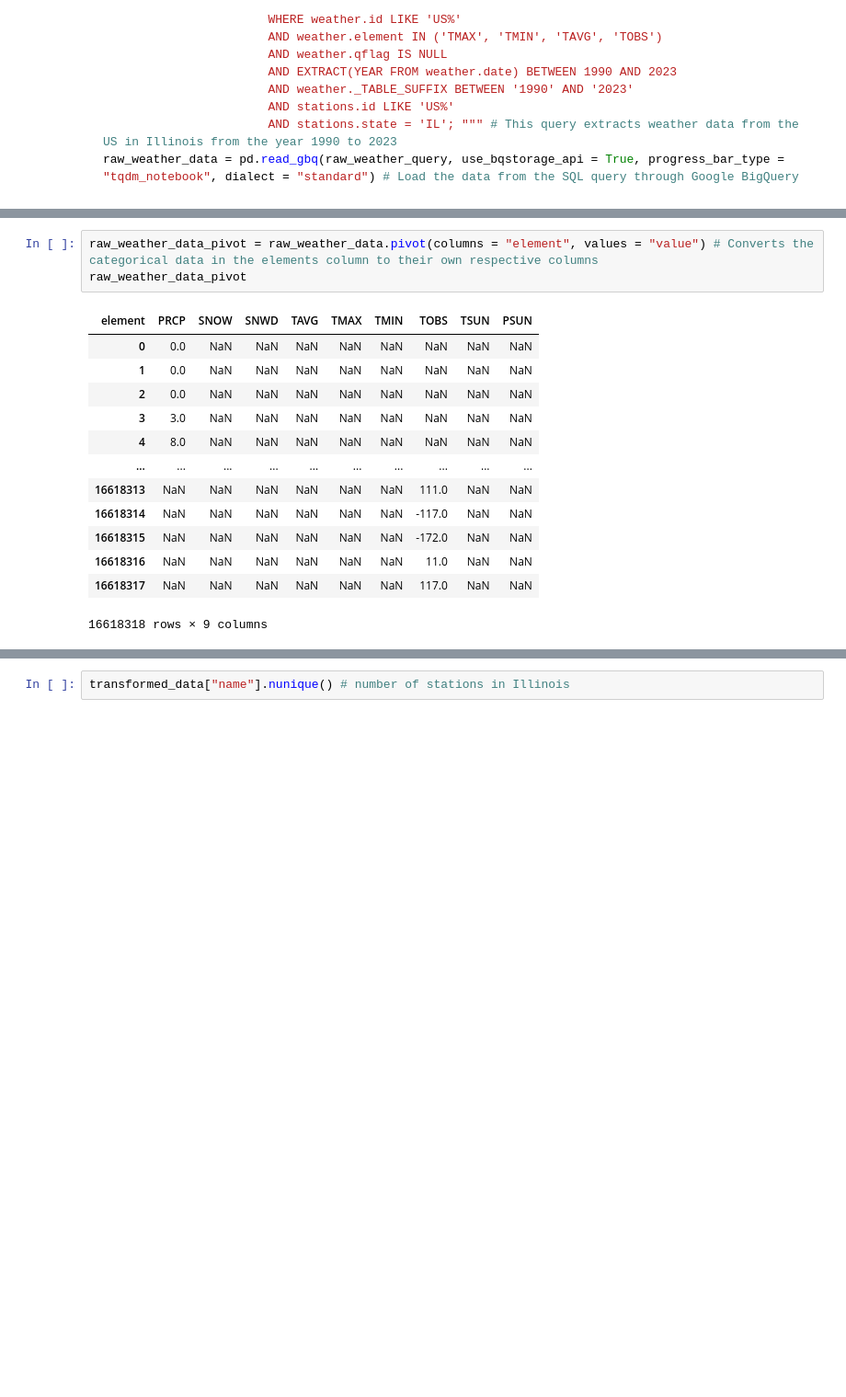
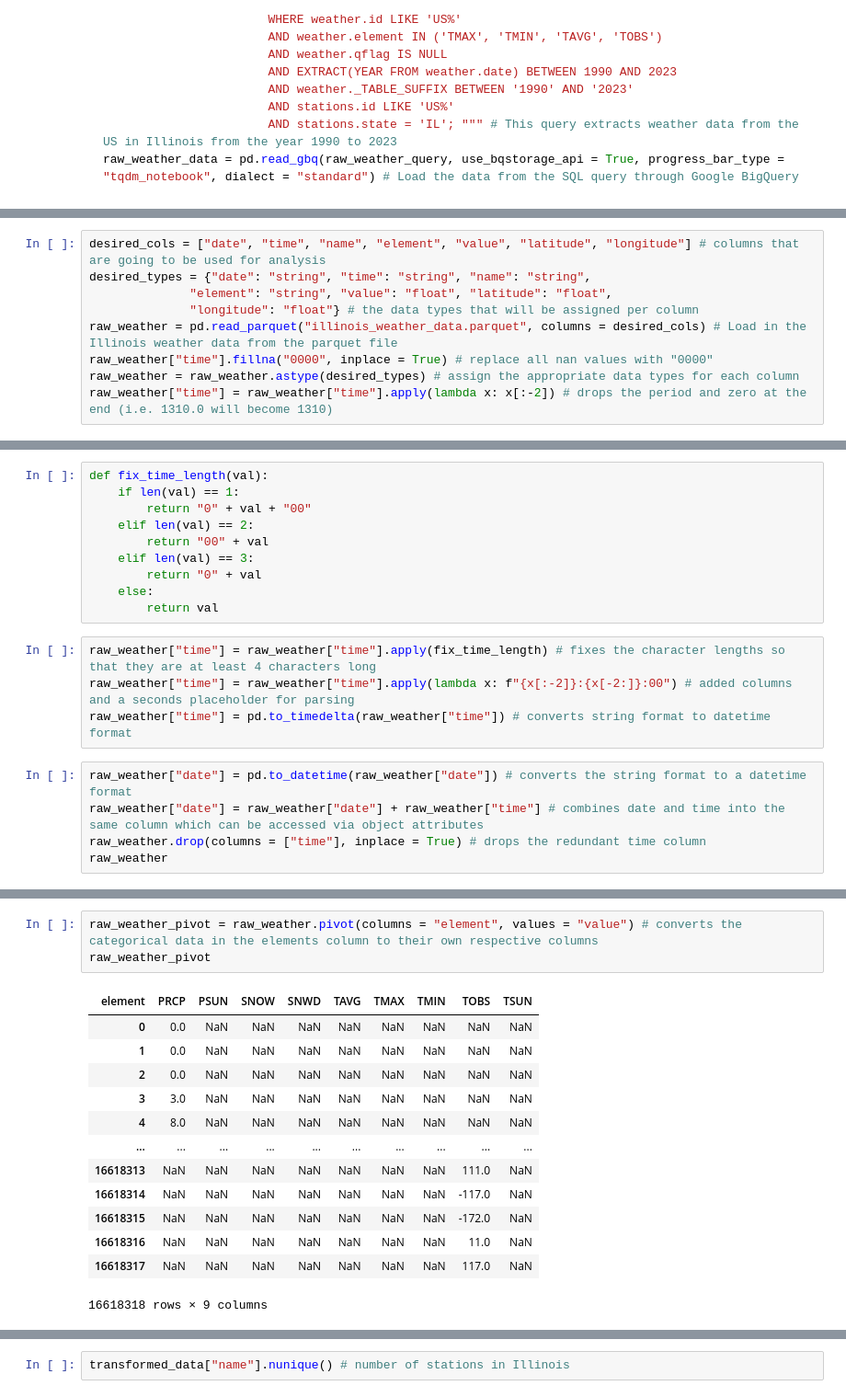
Before and after one commit to hfactor13/IllinoisWeather, a Jupyter notebook: weather_analysis.ipynb, the cells around one changed output, grey strips where cells are left out. Shown: that part at 92% size. Saved outputs shown, nothing was run; the diff lists cells and outputs as text; blank space fills up the shorter version.

Commit message:
Updated the weather_analysis to remove the pathlib module and to incorporate "time" column character fixes

```diff
--- a/weather_analysis.ipynb
+++ b/weather_analysis.ipynb
@@ -58,0 +35,9 @@ raw_weather_data
+# %%
+desired_cols = ["date", "time", "name", "element", "value", "latitude", "longitude"] # columns that are going to be used for analysis
+desired_types = {"date": "string", "time": "string", "name": "string",
+              "element": "string", "value": "float", "latitude": "float",
+              "longitude": "float"} # the data types that will be assigned per column
+raw_weather = pd.read_parquet("illinois_weather_data.parquet", columns = desired_cols) # Load in the Illinois weather data from the parquet file
+raw_weather["time"].fillna("0000", inplace = True) # replace all nan values with "0000"
+raw_weather = raw_weather.astype(desired_types) # assign the appropriate data types for each column
+raw_weather["time"] = raw_weather["time"].apply(lambda x: x[:-2]) # drops the period and zero at the end (i.e. 1310.0 will become 1310)
@@ -58,0 +51,19 @@ raw_weather_data
+# %%
+def fix_time_length(val):
+    if len(val) == 1:
+        return "0" + val + "00"
+    elif len(val) == 2:
+        return "00" + val
+    elif len(val) == 3:
+        return "0" + val
+    else:
+        return val
+# %%
+raw_weather["time"] = raw_weather["time"].apply(fix_time_length) # fixes the character lengths so that they are at least 4 characters long
+raw_weather["time"] = raw_weather["time"].apply(lambda x: f"{x[:-2]}:{x[-2:]}:00") # added columns and a seconds placeholder for parsing
+raw_weather["time"] = pd.to_timedelta(raw_weather["time"]) # converts string format to datetime format
+# %%
+raw_weather["date"] = pd.to_datetime(raw_weather["date"]) # converts the string format to a datetime format
+raw_weather["date"] = raw_weather["date"] + raw_weather["time"] # combines date and time into the same column which can be accessed via object attributes
+raw_weather.drop(columns = ["time"], inplace = True) # drops the redundant time column
+raw_weather
@@ -59,18 +86,18 @@ raw_weather_data
 # %%
-raw_weather_data_pivot = raw_weather_data.pivot(columns = "element", values = "value") # Converts the categorical data in the elements column to their own respective columns
-raw_weather_data_pivot
+raw_weather_pivot = raw_weather.pivot(columns = "element", values = "value") # converts the categorical data in the elements column to their own respective columns
+raw_weather_pivot
 # %% [output]
-| element | PRCP | SNOW | SNWD | TAVG | TMAX | TMIN | TOBS | TSUN | PSUN |
+| element | PRCP | PSUN | SNOW | SNWD | TAVG | TMAX | TMIN | TOBS | TSUN |
 | 0 | 0.0 | NaN | NaN | NaN | NaN | NaN | NaN | NaN | NaN |
 | 1 | 0.0 | NaN | NaN | NaN | NaN | NaN | NaN | NaN | NaN |
 | 2 | 0.0 | NaN | NaN | NaN | NaN | NaN | NaN | NaN | NaN |
 | 3 | 3.0 | NaN | NaN | NaN | NaN | NaN | NaN | NaN | NaN |
 | 4 | 8.0 | NaN | NaN | NaN | NaN | NaN | NaN | NaN | NaN |
 | ... | ... | ... | ... | ... | ... | ... | ... | ... | ... |
-| 16618313 | NaN | NaN | NaN | NaN | NaN | NaN | 111.0 | NaN | NaN |
-| 16618314 | NaN | NaN | NaN | NaN | NaN | NaN | -117.0 | NaN | NaN |
-| 16618315 | NaN | NaN | NaN | NaN | NaN | NaN | -172.0 | NaN | NaN |
-| 16618316 | NaN | NaN | NaN | NaN | NaN | NaN | 11.0 | NaN | NaN |
-| 16618317 | NaN | NaN | NaN | NaN | NaN | NaN | 117.0 | NaN | NaN |
+| 16618313 | NaN | NaN | NaN | NaN | NaN | NaN | NaN | 111.0 | NaN |
+| 16618314 | NaN | NaN | NaN | NaN | NaN | NaN | NaN | -117.0 | NaN |
+| 16618315 | NaN | NaN | NaN | NaN | NaN | NaN | NaN | -172.0 | NaN |
+| 16618316 | NaN | NaN | NaN | NaN | NaN | NaN | NaN | 11.0 | NaN |
+| 16618317 | NaN | NaN | NaN | NaN | NaN | NaN | NaN | 117.0 | NaN |
 16618318 rows × 9 columns
 # %%
```
Also changed, not shown: parts of 17 cells of this notebook.
